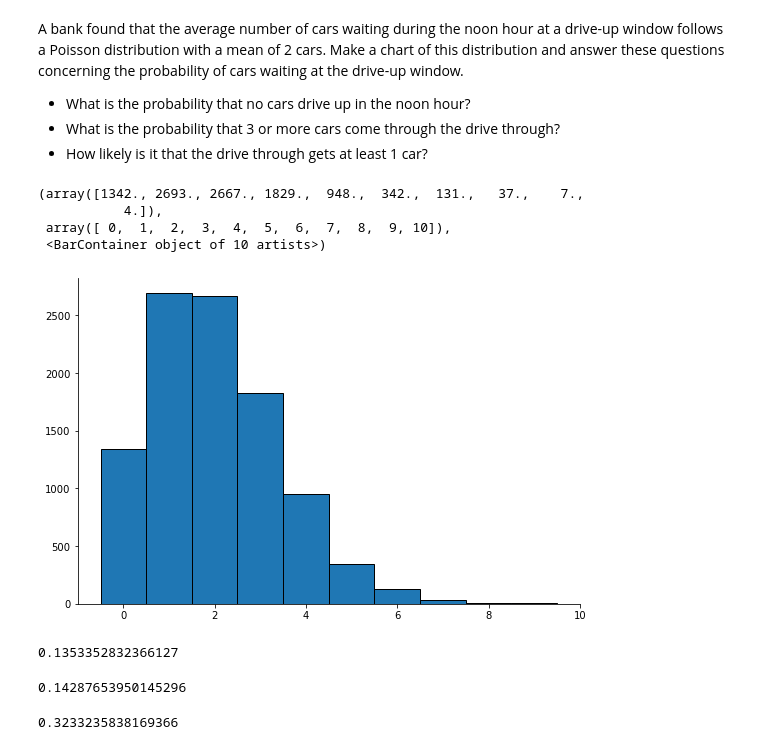
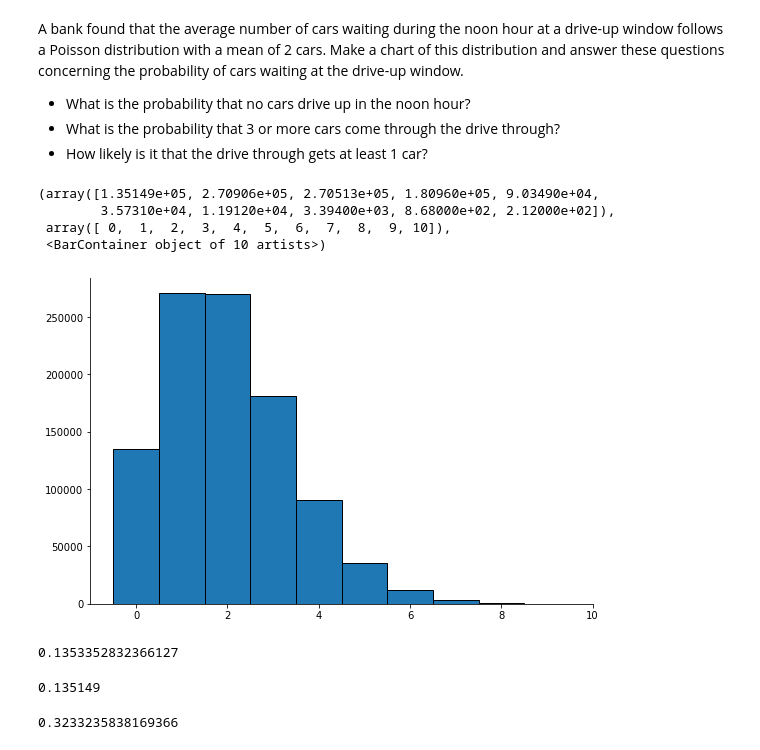
Before and after one commit to adam-talbot/statistics-exercises, a Jupyter notebook: probability_distributions.ipynb, the cells around one changed output. Drawn from its saved outputs; the diff is of its cells as text; code cells hidden in the pictures.

Commit message:
finished finding experimental probs for prob dist exercises

```diff
--- a/probability_distributions.ipynb
+++ b/probability_distributions.ipynb
@@ -159,29 +159,30 @@ A bank found that the average number of cars waiting during the noon hour at a d
 cars = stats.poisson(2)
 # %%
 # create a chart of this distribution
-n = 10_000
+n = 1_000_000
 
 x = cars.rvs(n)
 
 # plt.hist(x)
 plt.hist(x, bins=range(0, 11), align='left', width=1, edgecolor='black')
 # %% [output]
-(array([1342., 2693., 2667., 1829.,  948.,  342.,  131.,   37.,    7.,
-           4.]),
+(array([1.35149e+05, 2.70906e+05, 2.70513e+05, 1.80960e+05, 9.03490e+04,
+        3.57310e+04, 1.19120e+04, 3.39400e+03, 8.68000e+02, 2.12000e+02]),
  array([ 0,  1,  2,  3,  4,  5,  6,  7,  8,  9, 10]),
  <BarContainer object of 10 artists>)
-[figure, old version]
+[figure, new version]
 # %%
 # probability of no cars
 cars.pmf(0)
 # %% [output]
 0.1353352832366127
+# %%
+# experimental probability
+(x == 0).mean()
+# %% [output]
+0.135149
 # %%
 # 3 or more cars
-cars.sf(3)
-# this will only give us more than three (non inclusive) and is therefore incorrect
-# %% [output]
-0.14287653950145296
 # %%
 # could use 1 minues the cdf
 1 - cars.cdf(2)
```
Also changed, not shown: parts of 29 cells of this notebook.
